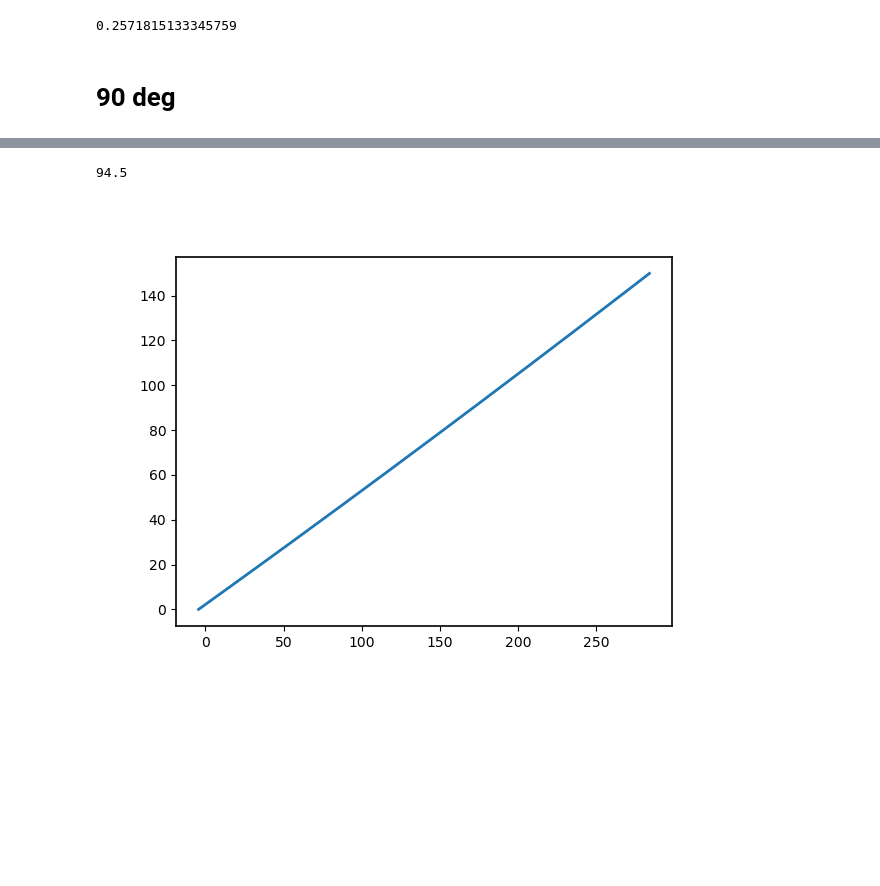
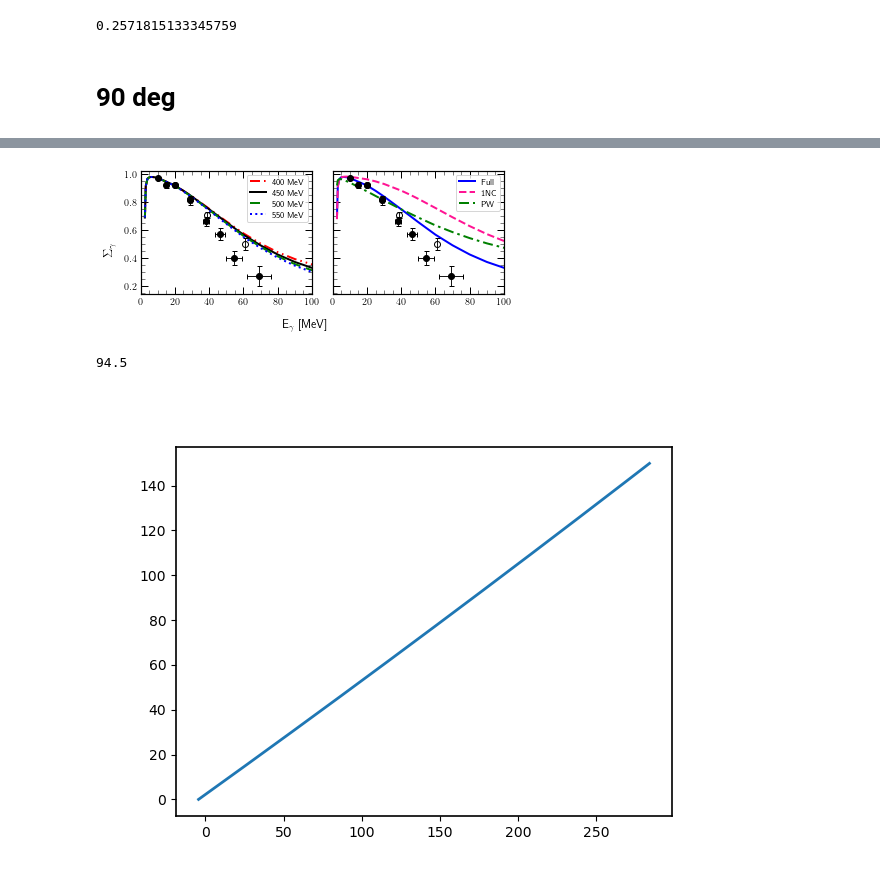
Before and after one commit to VitaliiUr/thesis, a Jupyter notebook: PlotData/Deuteron/Asymetry.ipynb, the cells around one changed output, grey strips where cells are left out. Saved outputs shown, nothing was run; the diff lists cells and outputs as text; code cells hidden in the pictures; blank space fills up the shorter version.

```diff
--- a/PlotData/Deuteron/Asymetry.ipynb
+++ b/PlotData/Deuteron/Asymetry.ipynb
@@ -377,3 +389,66 @@ fig.savefig("../Figures_De/AX2_90deg.pdf",
+# %%
+fig = plt.figure(figsize=(6, 2.5))
+gs = fig.add_gridspec(nrows=1, ncols=2, hspace=0)
+axes = gs.subplots(sharey=True)
+fig.supxlabel("E$_\gamma$ [MeV]", y=0.05, size=12)
+ylabel = "$\Sigma_\gamma$"
+fig.supylabel(ylabel, x=0.03, size=13)
+obs="AX"
+
+for cut in CUTOFF:
+    df_tmp = df_90[(df_90["CUTOFF"] == cut) &
+                   (df_90.WAVE == "SIEGERT")]
+    axes[0].plot(df_tmp.Energy,
+            df_tmp["AX2"],
+            label=f"{cut} MeV",
+            **ls_cutoff[cut])
+
+df_tmp = df_90[(df_90["CUTOFF"] == 450)]
+axes[1].plot(df_tmp[(df_tmp.WAVE == "SIEGERT")].Energy,
+                df_tmp[(df_tmp.WAVE == "SIEGERT")][obs+"2"],
+                **line_styles["SIEGERT"], label="Full")
+axes[1].plot(df_tmp[(df_tmp.WAVE == "1NC")].Energy,
+        df_tmp[(df_tmp.WAVE == "1NC")][obs+"2"],
+            **line_styles["1NC"], label="1NC")
+# axes[i].plot(df_tmp[(df_tmp.WAVE == "1NC")].Energy, df_tmp[(df_tmp.WAVE == "1NC")].CROSS)
+axes[1].plot(df_tmp[(df_tmp.WAVE == "SIEGERT")].Energy,
+                df_tmp[(df_tmp.WAVE == "SIEGERT")][obs],
+            **line_styles["PW"], label="PW")
+
+
+for ax in axes:
+    ax.errorbar(df_delbianco.energy, df_delbianco.Sigma,
+                yerr=df_delbianco.error,
+                xerr=df_delbianco["energy-error"], zorder=3, **exp_style[0], **marker_common)
+    ax.errorbar(df_depascale.energy, df_depascale.Sigma,
+                yerr=df_depascale.error, zorder=3, **exp_style[1], **marker_common)
+
+for j, ax in enumerate(axes.flatten()):
+    ax.legend(fontsize=8)
+    # style
+    # tmp
+    # if j == 1:
+    #     ax.legend(fontsize=9, handlelength=3, loc="upper center")
+    # else:
+    #     ax.legend(fontsize=9, handlelength=3, loc="best")
+    # ax.legend(fontsize=9, handlelength=3, loc="best")
+
+    ax.xaxis.set_minor_locator(mpl.ticker.AutoMinorLocator())
+    ax.yaxis.set_minor_locator(mpl.ticker.AutoMinorLocator())
+    ax.tick_params(which='minor', direction='in', length=4,
+                width=0.5, top=True, right=True)
+    ax.tick_params(which='major', direction='in',
+                length=7, width=1, top=True, right=True, zorder=1)
+    ax.set_xticks(np.arange(0, 101, 20))
+    ax.set_xlim([0, 100])
+    # ax.grid(alpha=0.2)
+    ax.set_zorder(-1)
+# axes[0].set_ylim([0, 1.1])
+fig.tight_layout()
+plt.savefig(f"../Figures_De/AX2_90deg_1NC_PW.pdf",
+                    dpi=600, facecolor="white")
+# %% [output]
+[figure, added]
 # %%
 MN=939.5653
 MP=938.2720
```
Also changed, not shown: parts of 8 cells of this notebook, 6 other files.
